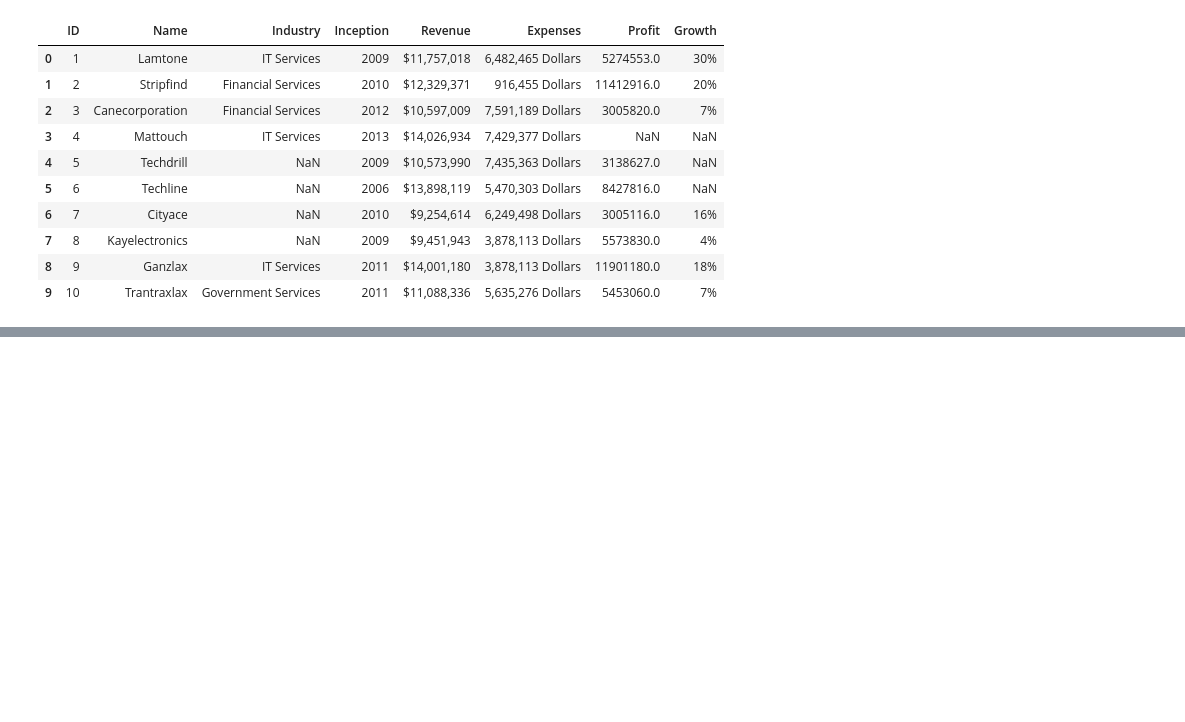
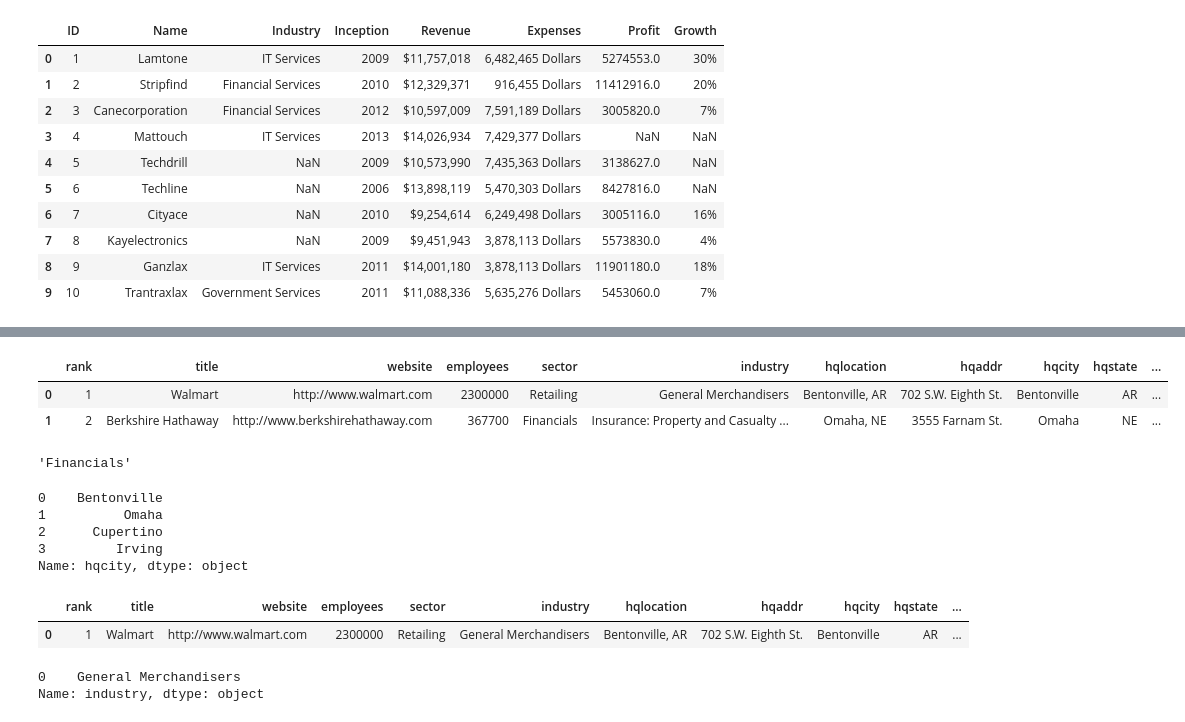
Before and after one commit to AkashSalmuthe/Python-Noteboks, a Jupyter notebook: Pandas_Basics.ipynb, the cells around one changed output, grey strips where cells are left out. Saved outputs shown, nothing was run; the diff lists cells and outputs as text; code cells hidden in the pictures; blank space fills up the shorter version.

```diff
--- a/Pandas_Basics.ipynb
+++ b/Pandas_Basics.ipynb
@@ -1246,4 +1213,4 @@ Change this serie to DatetimeIndex using read_csv
 # %%
-df_7 = pd.read_csv('/content/drive/MyDrive/AI Production/Pandas/Fortune_10.csv',parse_dates=['Inception'])
-df_7
+data = pd.read_csv('/content/drive/MyDrive/AI Production/Pandas/fortune_500.csv')
+data.head()
 # %% [output]
@@ -1310,0 +1265,32 @@ df_7.interpolate(method='nearest')
+# %%
+data.loc[[0,1]]
+# %% [output]
+|  | rank | title | website | employees | sector | industry | hqlocation | hqaddr | hqcity | hqstate | ... |
+| 0 | 1 | Walmart | http://www.walmart.com | 2300000 | Retailing | General Merchandisers | Bentonville, AR | 702 S.W. Eighth St. | Bentonville | AR | ... |
+| 1 | 2 | Berkshire Hathaway | http://www.berkshirehathaway.com | 367700 | Financials | Insurance: Property and Casualty ... | Omaha, NE | 3555 Farnam St. | Omaha | NE | ... |
+# %%
+# To get specific value from column and row
+
+data.loc[1,'sector']
+# %% [output]
+'Financials'
+# %%
+# Using slicing
+data.loc[0:3,'hqcity']
+# %% [output]
+0    Bentonville
+1          Omaha
+2      Cupertino
+3         Irving
+Name: hqcity, dtype: object
+# %%
+data.loc[df['employees']>1000000]
+# %% [output]
+|  | rank | title | website | employees | sector | industry | hqlocation | hqaddr | hqcity | hqstate | ... |
+| 0 | 1 | Walmart | http://www.walmart.com | 2300000 | Retailing | General Merchandisers | Bentonville, AR | 702 S.W. Eighth St. | Bentonville | AR | ... |
+# %%
+# To get specific value you can also add other column
+data.loc[df['employees']>1000000,'industry']
+# %% [output]
+0    General Merchandisers
+Name: industry, dtype: object
```
Also changed, not shown: parts of 18 cells of this notebook.
